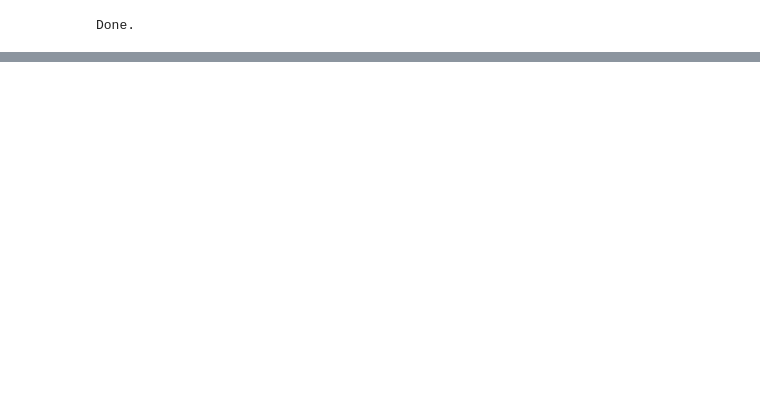
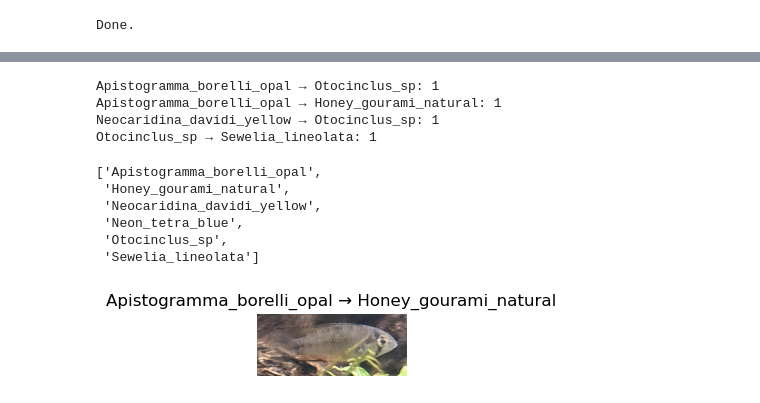
Before and after one commit to sarosi/aquarium-fish-classification, a Jupyter notebook: notebooks/aquarium_fish_recognition.ipynb, the cells around one changed output, grey strips where cells are left out. Saved outputs shown, nothing was run; the diff lists cells and outputs as text; code cells hidden in the pictures; blank space fills up the shorter version.

Commit message:
Add evaluation, confusion pairs

```diff
--- a/notebooks/aquarium_fish_recognition.ipynb
+++ b/notebooks/aquarium_fish_recognition.ipynb
@@ -390,0 +441,60 @@ Sewelia_lineolata: 1.00
+# %%
+from collections import Counter
+
+confusions = Counter()
+
+for true, pred in zip(all_labels, all_preds):
+    if true != pred:
+        confusions[(true, pred)] += 1
+
+# Sort by most frequent
+top_confusions = confusions.most_common(10)
+
+for (true, pred), count in top_confusions:
+    print(f"{classes[true]} → {classes[pred]}: {count}")
+# %% [output]
+Apistogramma_borelli_opal → Otocinclus_sp: 1
+Apistogramma_borelli_opal → Honey_gourami_natural: 1
+Neocaridina_davidi_yellow → Otocinclus_sp: 1
+Otocinclus_sp → Sewelia_lineolata: 1
+# %%
+def show_confusion_pair(true_class, pred_class, num_images=6):
+    indices = [
+        i for i, (t, p) in enumerate(zip(all_labels, all_preds))
+        if t == true_class and p == pred_class
+    ]
+
+    if not indices:
+        print("No samples for this confusion.")
+        return
+
+    samples = random.sample(indices, min(num_images, len(indices)))
+
+    plt.figure(figsize=(10, 4))
+
+    for i, idx in enumerate(samples):
+        img = Image.open(val_paths[idx])
+
+        plt.subplot(1, num_images, i + 1)
+        plt.imshow(img)
+        plt.title(f"{classes[true_class]} → {classes[pred_class]}")
+        plt.axis("off")
+
+    plt.tight_layout()
+    plt.show()
+# %%
+classes
+# %% [output]
+['Apistogramma_borelli_opal',
+ 'Honey_gourami_natural',
+ 'Neocaridina_davidi_yellow',
+ 'Neon_tetra_blue',
+ 'Otocinclus_sp',
+ 'Sewelia_lineolata']
+# %%
+true_idx = classes.index("Apistogramma_borelli_opal")
+pred_idx = classes.index("Honey_gourami_natural")
+
+show_confusion_pair(true_idx, pred_idx)
+# %% [output]
+[figure, added]
```
Also changed, not shown: parts of 18 cells of this notebook.
